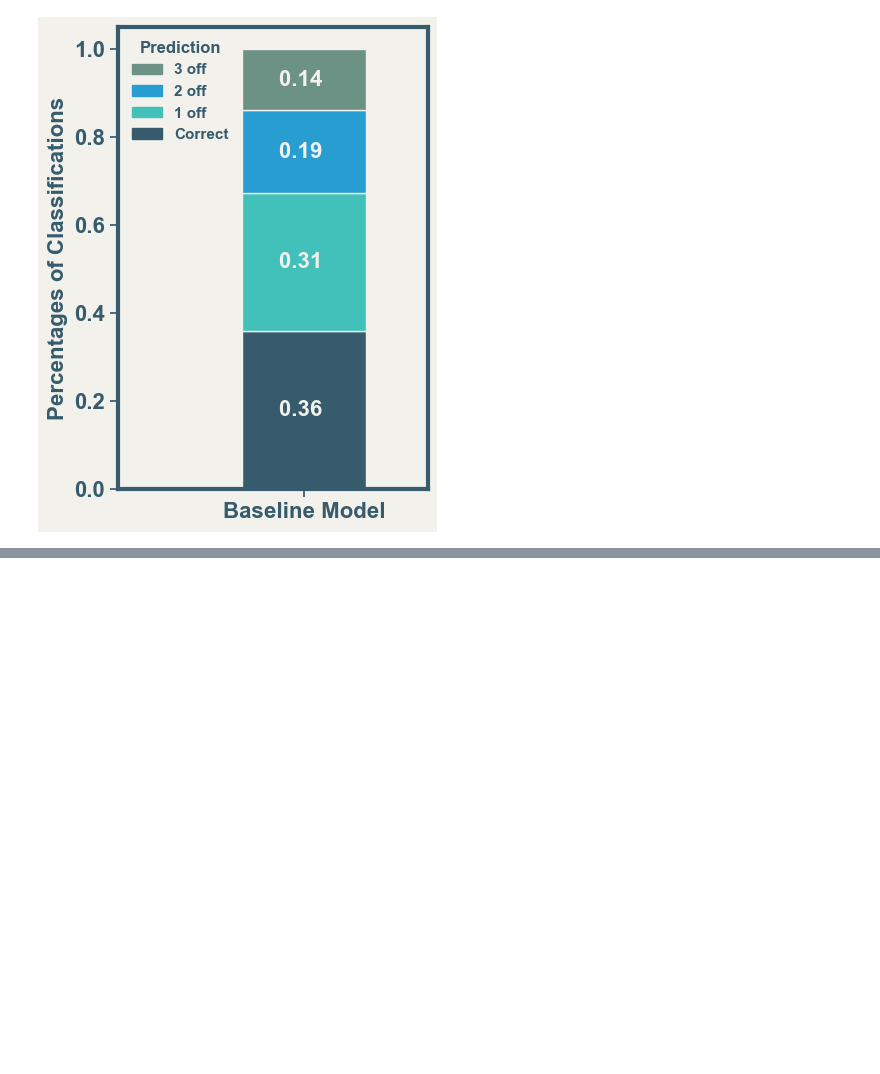
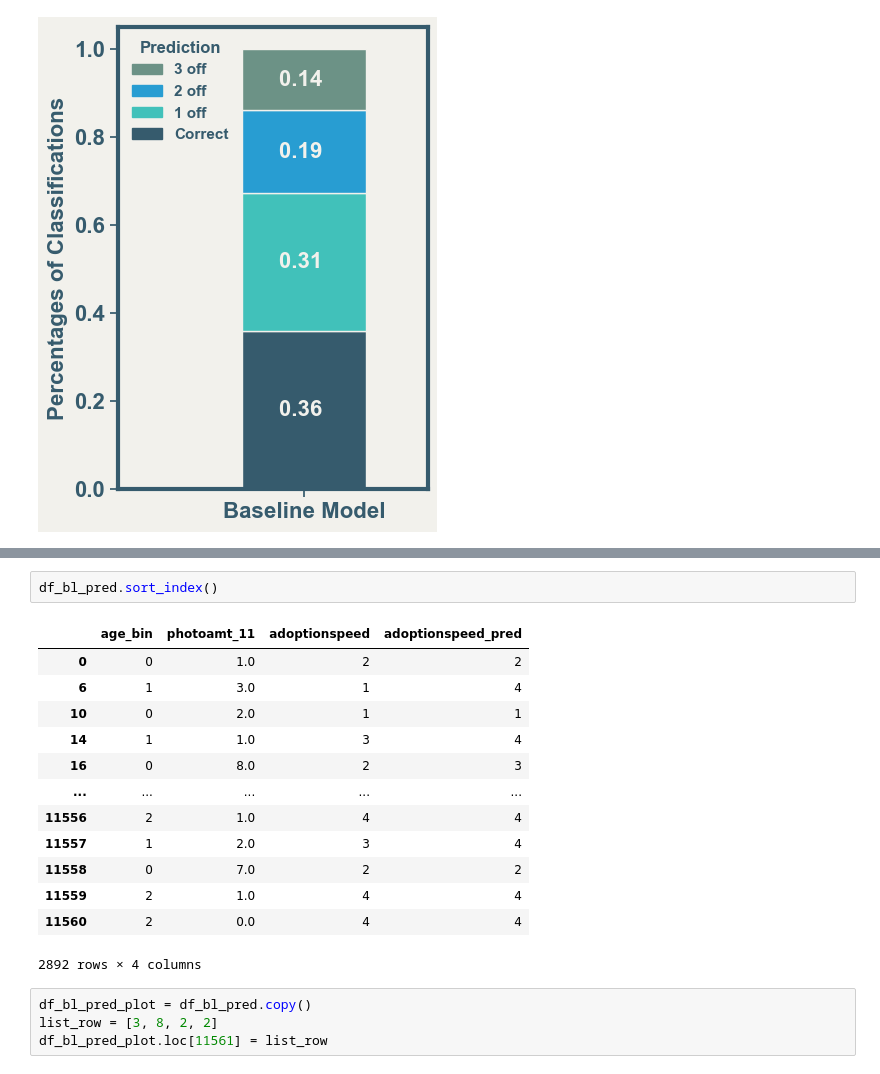
Before and after one commit to LanaCasselmann/ds_capstone_pet_adoptability, a Jupyter notebook: notebooks/model_vis.ipynb, the cells around one changed output, grey strips where cells are left out. Drawn from its saved outputs; the diff is of its cells as text; blank space fills up the shorter version.

```diff
--- a/notebooks/model_vis.ipynb
+++ b/notebooks/model_vis.ipynb
@@ -660,0 +651,20 @@ plt.show();
+# %%
+df_bl_pred.sort_index()
+# %% [output]
+|  | age_bin | photoamt_11 | adoptionspeed | adoptionspeed_pred |
+| 0 | 0 | 1.0 | 2 | 2 |
+| 6 | 1 | 3.0 | 1 | 4 |
+| 10 | 0 | 2.0 | 1 | 1 |
+| 14 | 1 | 1.0 | 3 | 4 |
+| 16 | 0 | 8.0 | 2 | 3 |
+| ... | ... | ... | ... | ... |
+| 11556 | 2 | 1.0 | 4 | 4 |
+| 11557 | 1 | 2.0 | 3 | 4 |
+| 11558 | 0 | 7.0 | 2 | 2 |
+| 11559 | 2 | 1.0 | 4 | 4 |
+| 11560 | 2 | 0.0 | 4 | 4 |
+2892 rows × 4 columns
+# %%
+df_bl_pred_plot = df_bl_pred.copy()
+list_row = [3, 8, 2, 2]
+df_bl_pred_plot.loc[11561] = list_row
```
Also changed, not shown: parts of 5 cells of this notebook.
